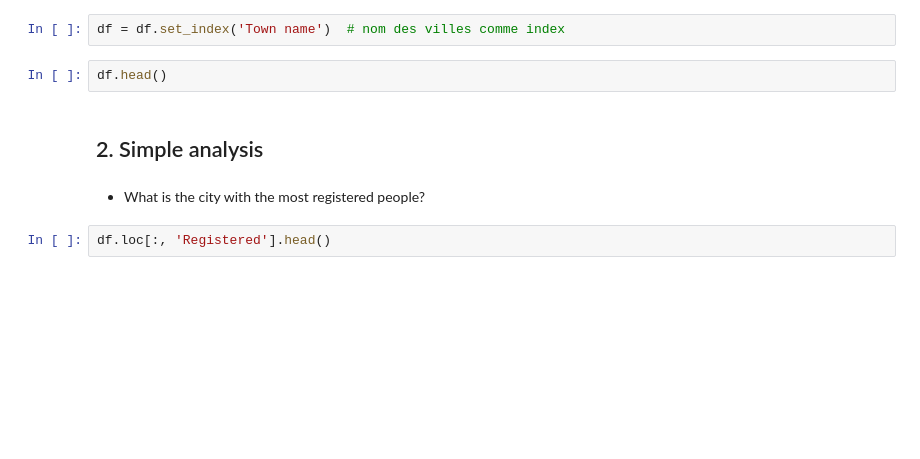
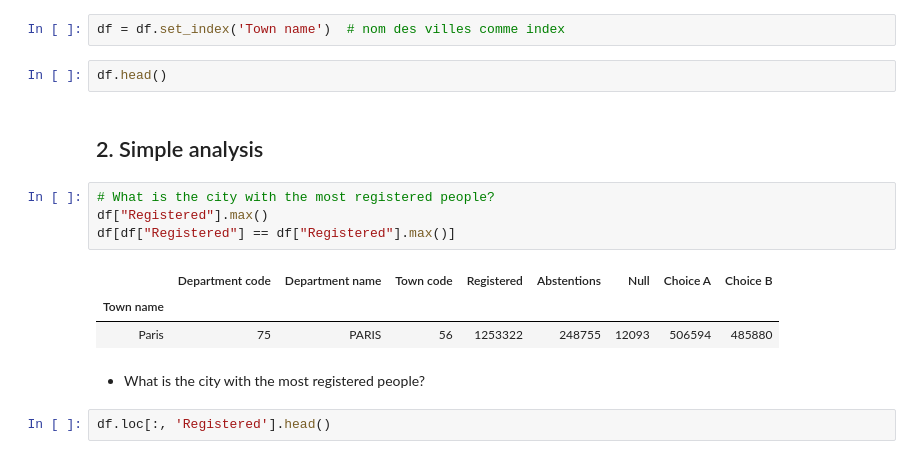
Before and after one commit to W-Alphonse/EXED-Training, a Jupyter notebook: W3-1/dssp_12_2019-master/01_pandas/use_case.ipynb, the cells around one changed output. Drawn from its saved outputs; the diff is of its cells as text; blank space fills up the shorter version.

```diff
--- a/W3-1/dssp_12_2019-master/01_pandas/use_case.ipynb
+++ b/W3-1/dssp_12_2019-master/01_pandas/use_case.ipynb
@@ -72,6 +72,14 @@ df = df.set_index('Town name')  # nom des villes comme index
 df.head()
 # %% [markdown]
 ## 2. Simple analysis
+# %%
+# What is the city with the most registered people?
+df["Registered"].max()
+df[df["Registered"] == df["Registered"].max()]
+# %% [output]
+|  | Department code | Department name | Town code | Registered | Abstentions | Null | Choice A | Choice B |
+| Town name |  |  |  |  |  |  |  |  |
+| Paris | 75 | PARIS | 56 | 1253322 | 248755 | 12093 | 506594 | 485880 |
 # %% [markdown]
 * What is the city with the most registered people?
 # %%
```
Also changed, not shown: parts of 31 cells of this notebook, 6 other files.
